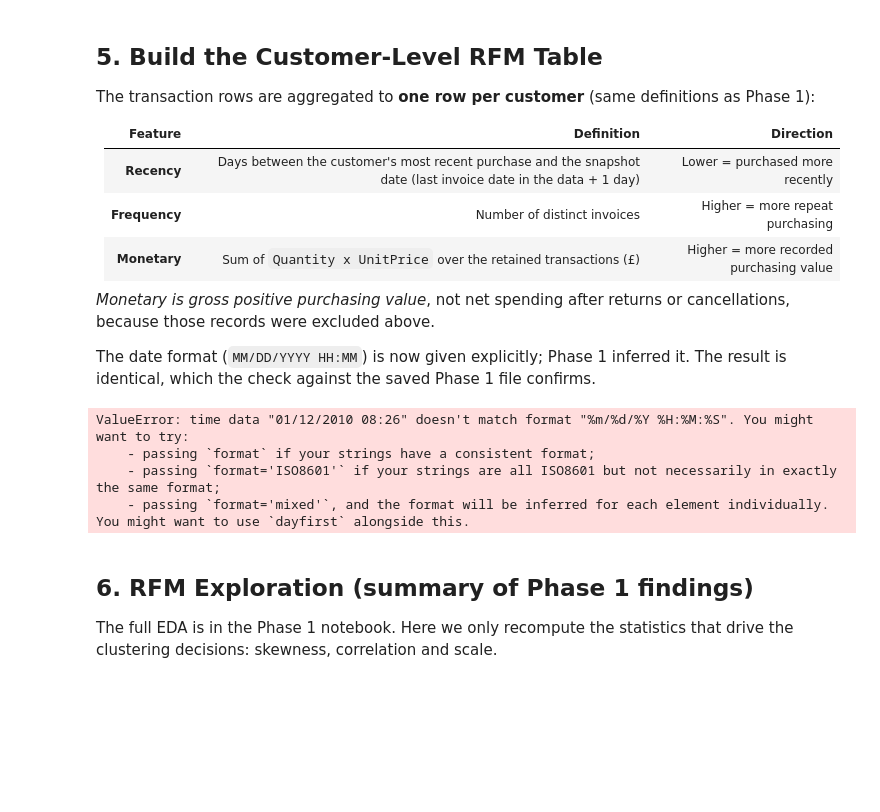
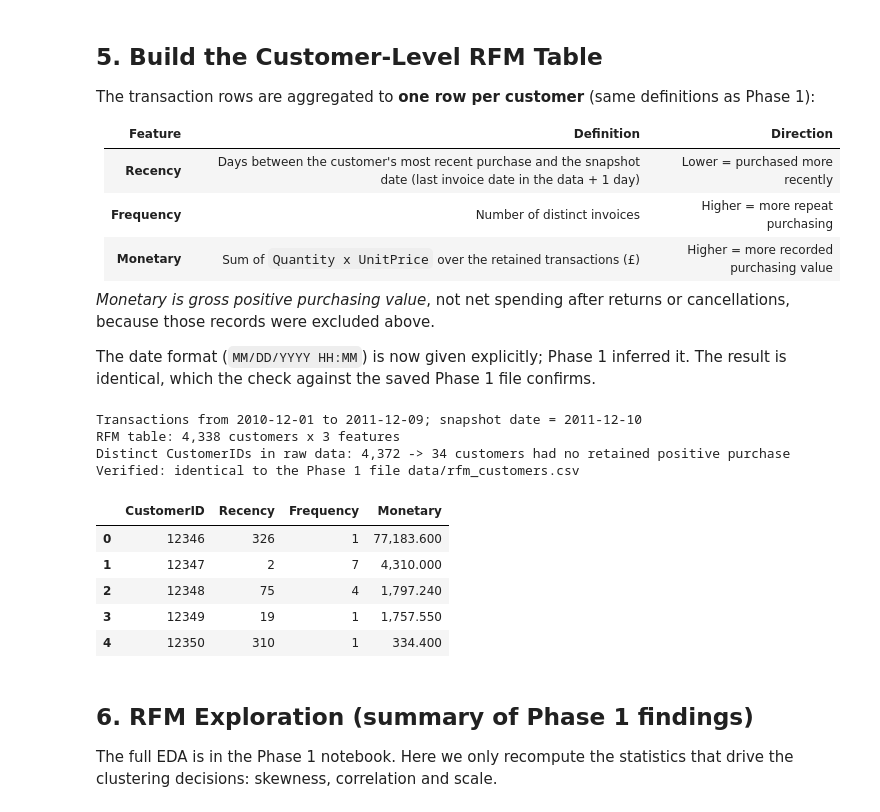
Before and after one commit to LeviNjoroge/ML_Customer_Segmentation, a Jupyter notebook: Gohons/Customer_Segmentation_KMeans.ipynb, the cells around one changed output. Cells and saved outputs as stored; diff of their text form; code cells hidden in the pictures; blank space fills up the shorter version.

```diff
--- a/Gohons/Customer_Segmentation_KMeans.ipynb
+++ b/Gohons/Customer_Segmentation_KMeans.ipynb
@@ -197,41 +197,47 @@ The transaction rows are aggregated to **one row per customer** (same definition
 
 The date format (`MM/DD/YYYY HH:MM`) is now given explicitly; Phase 1 inferred it. The result is identical, which the check against the saved Phase 1 file confirms.
 # %%
-clean['InvoiceDate'] = pd.to_datetime(clean['InvoiceDate'], format='%m/%d/%Y %H:%M:%S')
+clean['InvoiceDate'] = pd.to_datetime(clean['InvoiceDate'], dayfirst=True)
 clean['TotalPrice'] = clean['Quantity'] * clean['UnitPrice']
 clean['CustomerID'] = clean['CustomerID'].astype(int)
 
 snapshot_date = clean['InvoiceDate'].max() + pd.Timedelta(days=1)
 print(f"Transactions from {clean['InvoiceDate'].min().date()} to {clean['InvoiceDate'].max().date()}; snapshot date = {snapshot_date.date()}")
 
 rfm = clean.groupby('CustomerID').agg(
     Recency=('InvoiceDate', lambda s: (snapshot_date - s.max()).days),
     Frequency=('InvoiceNo', 'nunique'),
     Monetary=('TotalPrice', 'sum'),
 ).reset_index()
 
 print(f'RFM table: {len(rfm):,} customers x {len(RFM_COLS)} features')
 print(f"Distinct CustomerIDs in raw data: {raw['CustomerID'].nunique():,} "
       f"-> {raw['CustomerID'].nunique() - len(rfm)} customers had no retained positive purchase")
 assert rfm['CustomerID'].is_unique and len(rfm) == 4338
 
 # Verify against the RFM table saved in Phase 1 (no accidental change or duplication)
 saved_path = DATA_DIR / 'rfm_customers.csv'
 if saved_path.exists():
     saved = pd.read_csv(saved_path)
     merged = saved.merge(rfm, on='CustomerID', suffixes=('_phase1', '_now'), how='outer', indicator=True)
     assert (merged['_merge'] == 'both').all(), 'Customer sets differ from Phase 1'
     for col in RFM_COLS:
         assert np.allclose(merged[f'{col}_phase1'], merged[f'{col}_now']), f'{col} differs from Phase 1'
     print('Verified: identical to the Phase 1 file data/rfm_customers.csv')
 
 rfm.to_csv(saved_path, index=False)
 display(rfm.head())
 # %% [output]
-ValueError: time data "01/12/2010 08:26" doesn't match format "%m/%d/%Y %H:%M:%S". You might want to try:
-    - passing `format` if your strings have a consistent format;
-    - passing `format='ISO8601'` if your strings are all ISO8601 but not necessarily in exactly the same format;
-    - passing `format='mixed'`, and the format will be inferred for each element individually. You might want to use `dayfirst` alongside this.
+Transactions from 2010-12-01 to 2011-12-09; snapshot date = 2011-12-10
+RFM table: 4,338 customers x 3 features
+Distinct CustomerIDs in raw data: 4,372 -> 34 customers had no retained positive purchase
+Verified: identical to the Phase 1 file data/rfm_customers.csv
+|  | CustomerID | Recency | Frequency | Monetary |
+| 0 | 12346 | 326 | 1 | 77,183.600 |
+| 1 | 12347 | 2 | 7 | 4,310.000 |
+| 2 | 12348 | 75 | 4 | 1,797.240 |
+| 3 | 12349 | 19 | 1 | 1,757.550 |
+| 4 | 12350 | 310 | 1 | 334.400 |
 # %% [markdown]
 ## 6. RFM Exploration (summary of Phase 1 findings)
 
```
Also changed, not shown: parts of 27 cells of this notebook, 24 other files.
